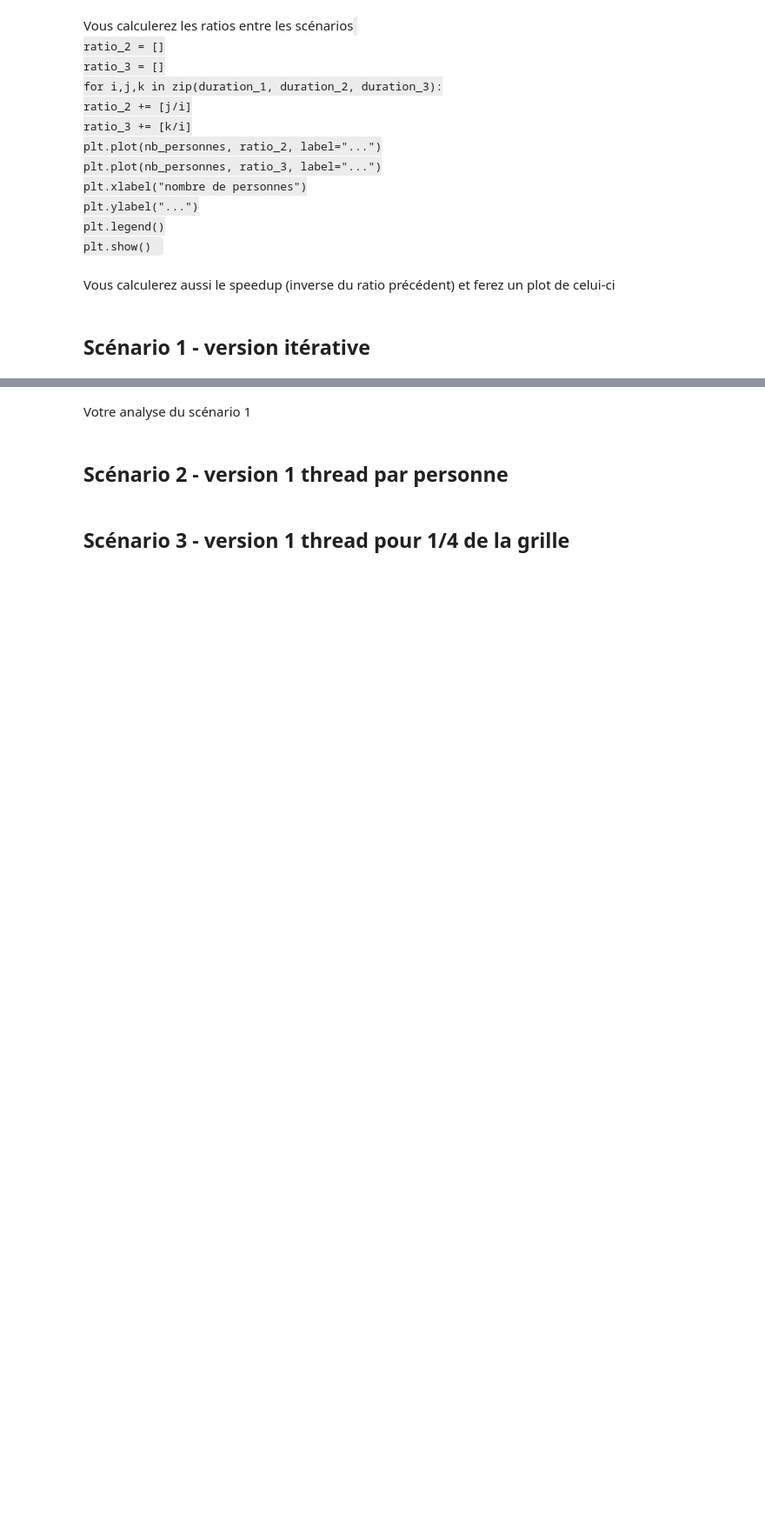
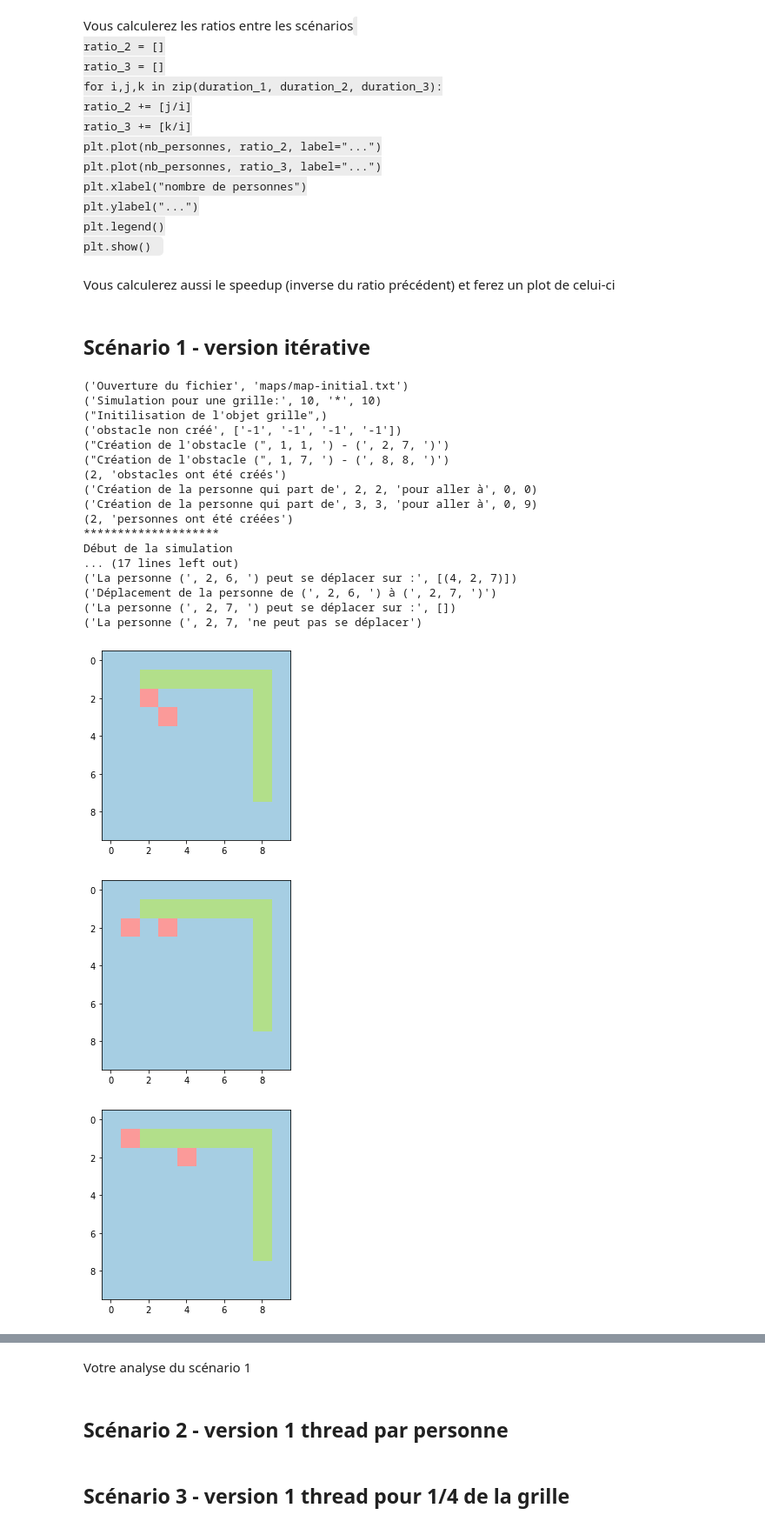
Before and after one commit to kevinushaka/prog-conc, a Jupyter notebook: rendu 3/simulation_deplacement_foule_etudiant.ipynb, the cells around one changed output, grey strips where cells are left out. Shown at 87% size. Cells and saved outputs as stored; diff of their text form; code cells hidden in the pictures; blank space fills up the shorter version.

```diff
--- a/rendu 3/simulation_deplacement_foule_etudiant.ipynb
+++ b/rendu 3/simulation_deplacement_foule_etudiant.ipynb
@@ -621,0 +700,64 @@ Vous calculerez aussi le speedup (inverse du ratio précédent) et ferez un plot
+# %%
+class Grille_1(Grille):
+    def __init__(self, Xmax, Ymax, UI, debug):
+        Grille.__init__(self,Xmax,Ymax,UI,debug)
+    # Solution imparfaite car une personne peut être bloquée par un obstacle
+    def Simulation(self,debug):
+        if debug.debug or self.UI==affichage.OpenCV:
+            self.mapList.append(copy.copy(self.map))
+        if self.UI==affichage.OpenCV:
+            cv2.imshow("img", createImage(self.map))
+            cv2.waitKey(500)
+
+        while len(self.personneList)>0: # il y a encore une personne dans la liste qui peut bouger
+            for personne in self.personneList:
+                end, immobile = personne.deplacePersonne(self, debug)
+                if immobile:
+                    self.personneList.remove(personne)
+                if end:
+                    debug.affiche("Une personne vient de sortir, il reste", len(self.personneList), "personnes")
+            if debug.debug or self.UI==affichage.OpenCV:
+                self.mapList.append(copy.copy(self.map))
+                if self.UI==affichage.OpenCV:
+                    cv2.imshow("img", createImage(self.map))
+                    cv2.waitKey(500)
+
+        if self.UI==affichage.OpenCV:
+            cv2.destroyAllWindows()
+# %%
+''' code du scénario 1 - vous pouvez utiliser plusieurs cellule '''
+debug = Debug(True)
+
+file = open_file(petite_grille, debug)  # On ouvre le fichier
+X, Y = read_grid_size(file, debug) # On lit la taille
+grid = Grille_1(X, Y, affichage.Aucun, debug)     # On créée l'objet grille
+read_obstacles(file, grid, Obstacle, debug)  # On lit et positionne les obstacles
+read_personnes(file, grid, Personne, 2, debug) # On lit et positionne une seule personne
+print("*"*20)
+print("Début de la simulation")
+grid.Simulation(debug)
+
+for img in grid.mapList:
+    plt.imshow(img, cmap='Paired', vmin=0, vmax=5)
+    plt.show()
+# %% [output]
+('Ouverture du fichier', 'maps/map-initial.txt')
+('Simulation pour une grille:', 10, '*', 10)
+("Initilisation de l'objet grille",)
+('obstacle non créé', ['-1', '-1', '-1', '-1'])
+("Création de l'obstacle (", 1, 1, ') - (', 2, 7, ')')
+("Création de l'obstacle (", 1, 7, ') - (', 8, 8, ')')
+(2, 'obstacles ont été créés')
+('Création de la personne qui part de', 2, 2, 'pour aller à', 0, 0)
+('Création de la personne qui part de', 3, 3, 'pour aller à', 0, 9)
+(2, 'personnes ont été créées')
+********************
+Début de la simulation
+... (17 lines left out)
+('La personne (', 2, 6, ') peut se déplacer sur :', [(4, 2, 7)])
+('Déplacement de la personne de (', 2, 6, ') à (', 2, 7, ')')
+('La personne (', 2, 7, ') peut se déplacer sur :', [])
+('La personne (', 2, 7, 'ne peut pas se déplacer')
+[figure, added]
+[figure, added]
+[figure, added]
```
Also changed, not shown: parts of 7 cells of this notebook, 1 other file.
